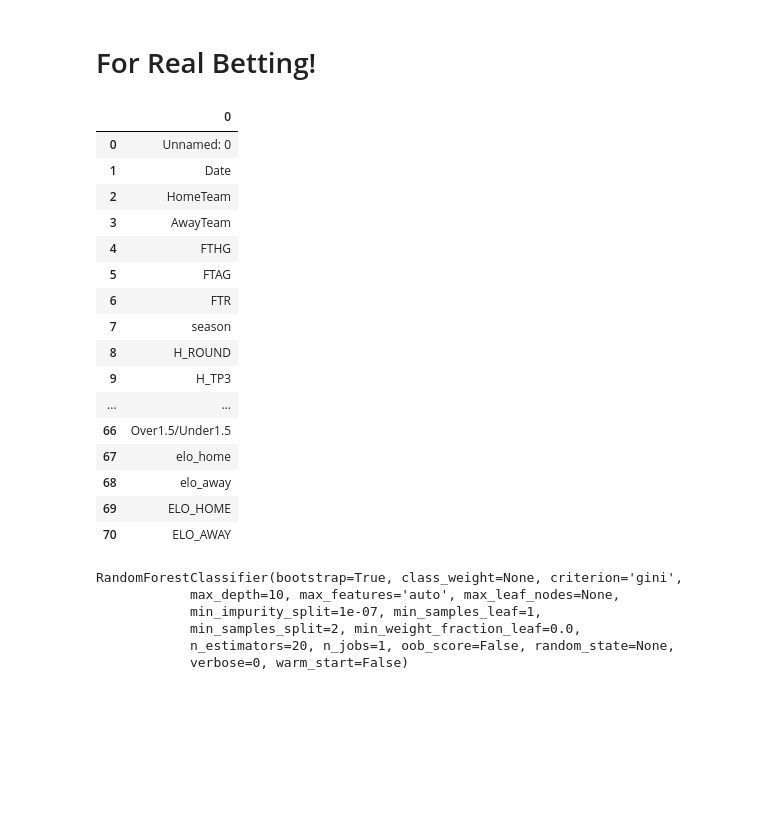
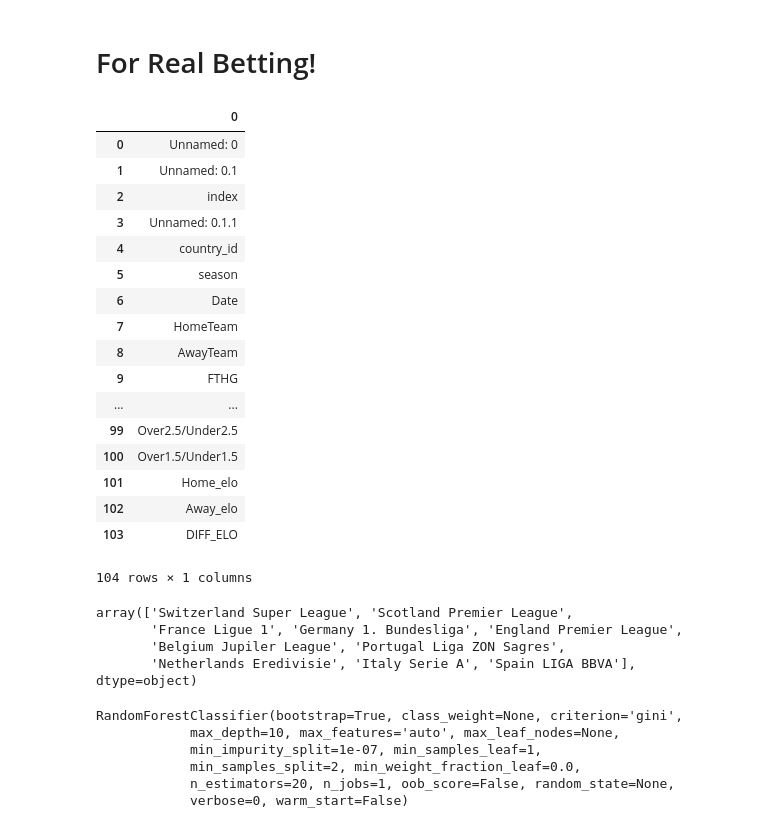
Before and after one commit to hh1713/football_machine, a Jupyter notebook: notebooks/final_project.ipynb, the cells around one changed output. Cells and saved outputs as stored; diff of their text form; code cells hidden in the pictures; blank space fills up the shorter version.

```diff
--- a/notebooks/final_project.ipynb
+++ b/notebooks/final_project.ipynb
@@ -606,20 +608,0 @@ premier_2017=pd.read_csv('../Data/from_sqlite_Data/Premier_realfinal.csv')
-# %%
-pd.DataFrame(premier_2017[premier_2017.Date=='2017-04-28 00:00:00'].columns)
-# %% [output]
-|  | 0 |
-| 0 | Unnamed: 0 |
-| 1 | Date |
-| 2 | HomeTeam |
-| 3 | AwayTeam |
-| 4 | FTHG |
-| 5 | FTAG |
-| 6 | FTR |
-| 7 | season |
-| 8 | H_ROUND |
-| 9 | H_TP3 |
-| ... | ... |
-| 66 | Over1.5/Under1.5 |
-| 67 | elo_home |
-| 68 | elo_away |
-| 69 | ELO_HOME |
-| 70 | ELO_AWAY |
@@ -633,0 +609,23 @@ X_test=premier_2017[premier_2017.Date=='2017-04-28 00:00:00'].iloc[:,column_to_u
+# %%
+final_2=pd.read_csv('../Data/from_sqlite_Data/Realfinal_withELO.csv')
+# %%
+pd.DataFrame(final_2.columns)
+# %% [output]
+|  | 0 |
+| 0 | Unnamed: 0 |
+| 1 | Unnamed: 0.1 |
+| 2 | index |
+| 3 | Unnamed: 0.1.1 |
+| 4 | country_id |
+| 5 | season |
+| 6 | Date |
+| 7 | HomeTeam |
+| 8 | AwayTeam |
+| 9 | FTHG |
+| ... | ... |
+| 99 | Over2.5/Under2.5 |
+| 100 | Over1.5/Under1.5 |
+| 101 | Home_elo |
+| 102 | Away_elo |
+| 103 | DIFF_ELO |
+104 rows × 1 columns
@@ -633,0 +639,7 @@ X_test=premier_2017[premier_2017.Date=='2017-04-28 00:00:00'].iloc[:,column_to_u
+# %%
+final_2.country_id.unique()
+# %% [output]
+array(['Switzerland Super League', 'Scotland Premier League',
+       'France Ligue 1', 'Germany 1. Bundesliga', 'England Premier League',
+       'Belgium Jupiler League', 'Portugal Liga ZON Sagres',
+       'Netherlands Eredivisie', 'Italy Serie A', 'Spain LIGA BBVA'], dtype=object)
```
Also changed, not shown: parts of 48 cells of this notebook, 9 other files.
